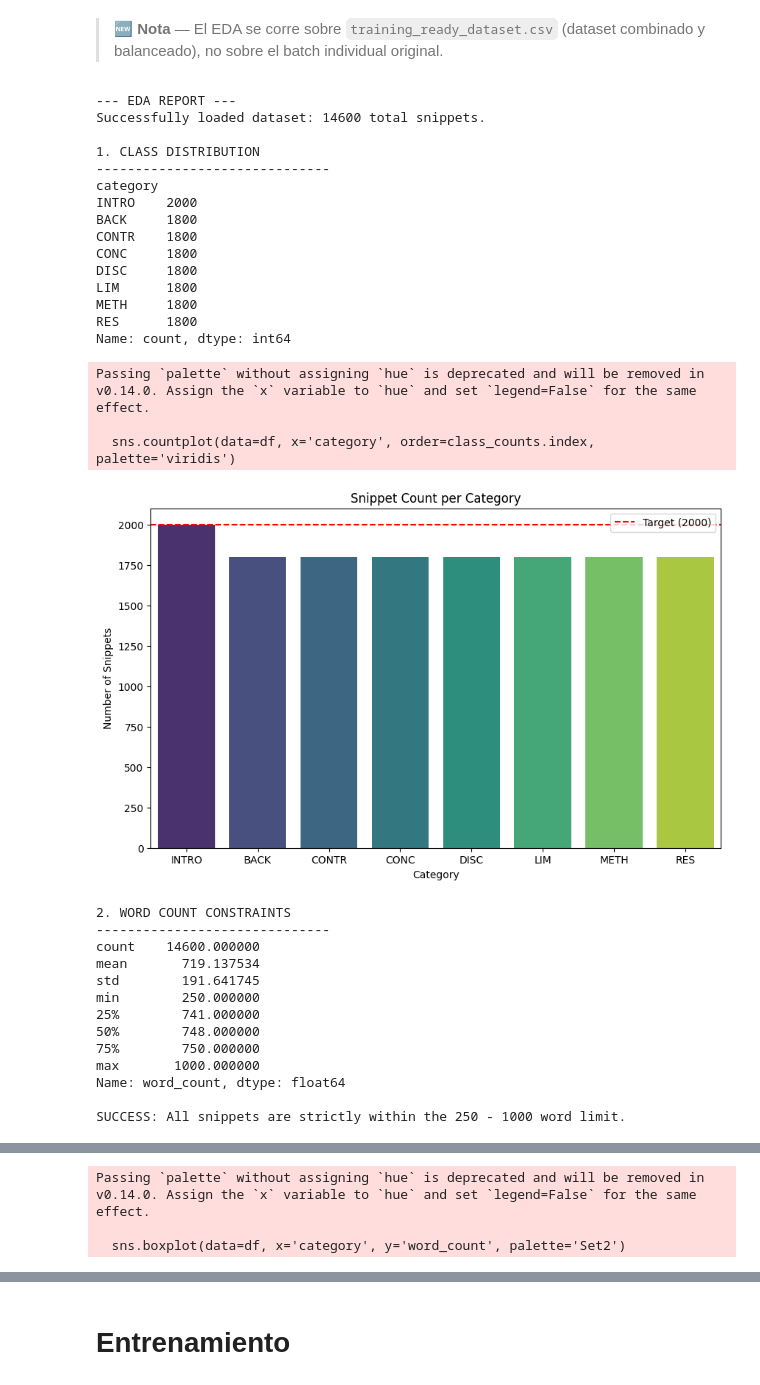
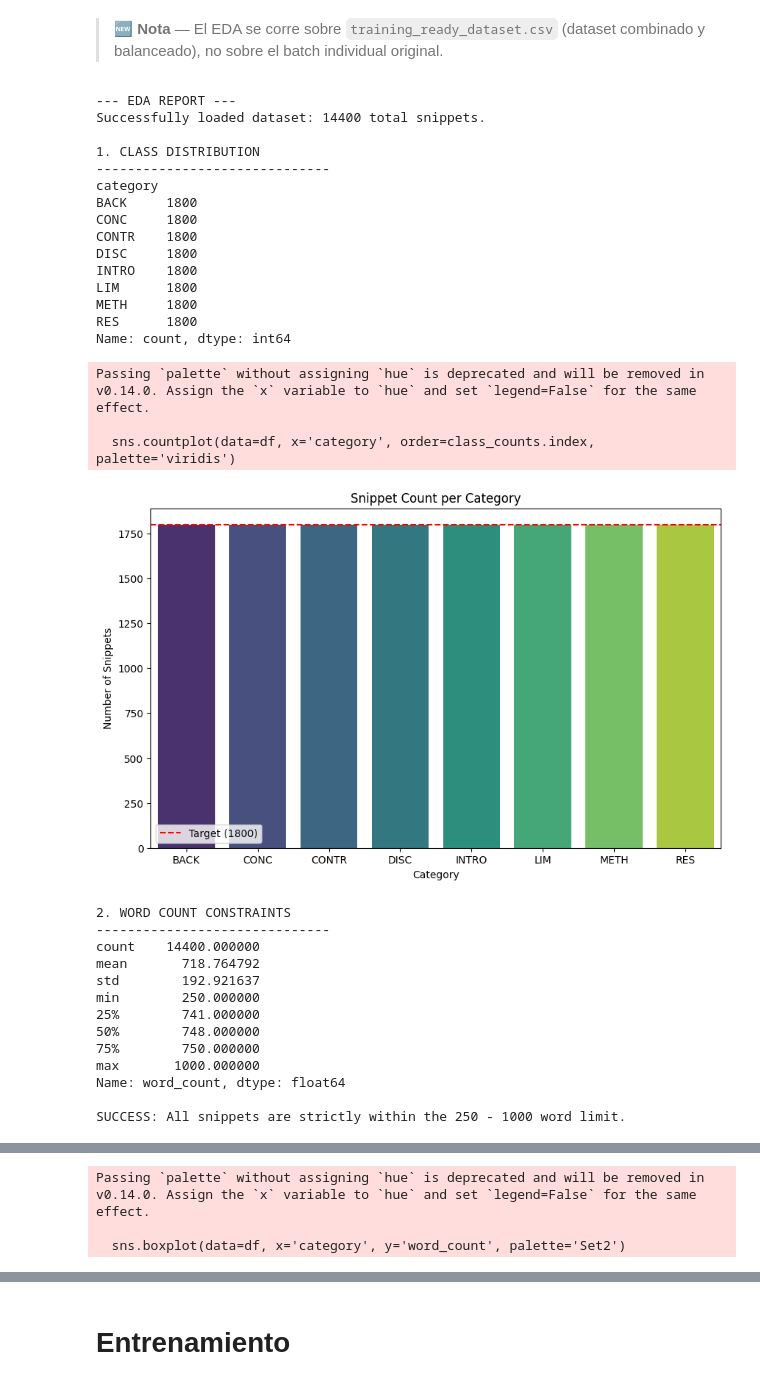
Before and after one commit to camm93/proyecto_grado_maia, a Jupyter notebook: notebooks/base_tarea1.ipynb, the cells around one changed output, grey strips where cells are left out. Cells and saved outputs as stored; diff of their text form; code cells hidden in the pictures.

```diff
--- a/notebooks/base_tarea1.ipynb
+++ b/notebooks/base_tarea1.ipynb
@@ -838,9 +198,6 @@ new_auto_labeled_df = auto_label_drive_api(
 # %% [markdown]
 > 🆕 **Nota** — El EDA se corre sobre `training_ready_dataset.csv` (dataset combinado y balanceado), no sobre el batch individual original.
 # %%
-import matplotlib.pyplot as plt
-import seaborn as sns
-
 def run_eda(input_csv):
     """
     Performs Exploratory Data Analysis on the auto-labeled dataset
@@ -867,7 +224,7 @@ def run_eda(input_csv):
     plt.title('Snippet Count per Category')
     plt.ylabel('Number of Snippets')
     plt.xlabel('Category')
-    plt.axhline(y=2000, color='r', linestyle='--', label='Target (2000)')
+    plt.axhline(y=TARGET_PER_CLASS, color='r', linestyle='--', label=f'Target ({TARGET_PER_CLASS})')
     plt.legend()
     # plt.savefig('eda_class_distribution.png')
     # plt.close()
@@ -959,42 +316,42 @@ def run_eda(input_csv):
     # QUICK AUDIT
     print("\n7. QUICK AUDIT (Top 2 highest scoring snippets)")
     print("-" * 30)
     top_snippets = df.sort_values(by='regex_score', ascending=False).head(2)
     for index, row in top_snippets.iterrows():
         print(f"File: {row['source_file']} | Category: {row['category']}")
         print(f"Keywords Matched: {row['matched_keywords']}")
         print(f"Score: {row['regex_score']}\n")
 
 # ==========================================
 # EXECUTION
 # ==========================================
 # Run this on your output from the auto-labeler
 run_eda('training_ready_dataset.csv')  # [MODIFICADO] apunta al dataset combinado y balanceado
 # %% [output]
 --- EDA REPORT ---
-Successfully loaded dataset: 14600 total snippets.
+Successfully loaded dataset: 14400 total snippets.
 
 1. CLASS DISTRIBUTION
 ------------------------------
 category
-INTRO    2000
 BACK     1800
+CONC     1800
 CONTR    1800
-CONC     1800
 DISC     1800
+INTRO    1800
 LIM      1800
 METH     1800
 RES      1800
 Name: count, dtype: int64
 Passing `palette` without assigning `hue` is deprecated and will be removed in v0.14.0. Assign the `x` variable to `hue` and set `legend=False` for the same effect.
 
   sns.countplot(data=df, x='category', order=class_counts.index, palette='viridis')
-[figure, old version]
+[figure, new version]
 2. WORD COUNT CONSTRAINTS
 ------------------------------
-count    14600.000000
-mean       719.137534
-std        191.641745
+count    14400.000000
+mean       718.764792
+std        192.921637
 min        250.000000
 25%        741.000000
 50%        748.000000
```
Also changed, not shown: parts of 31 cells of this notebook.
